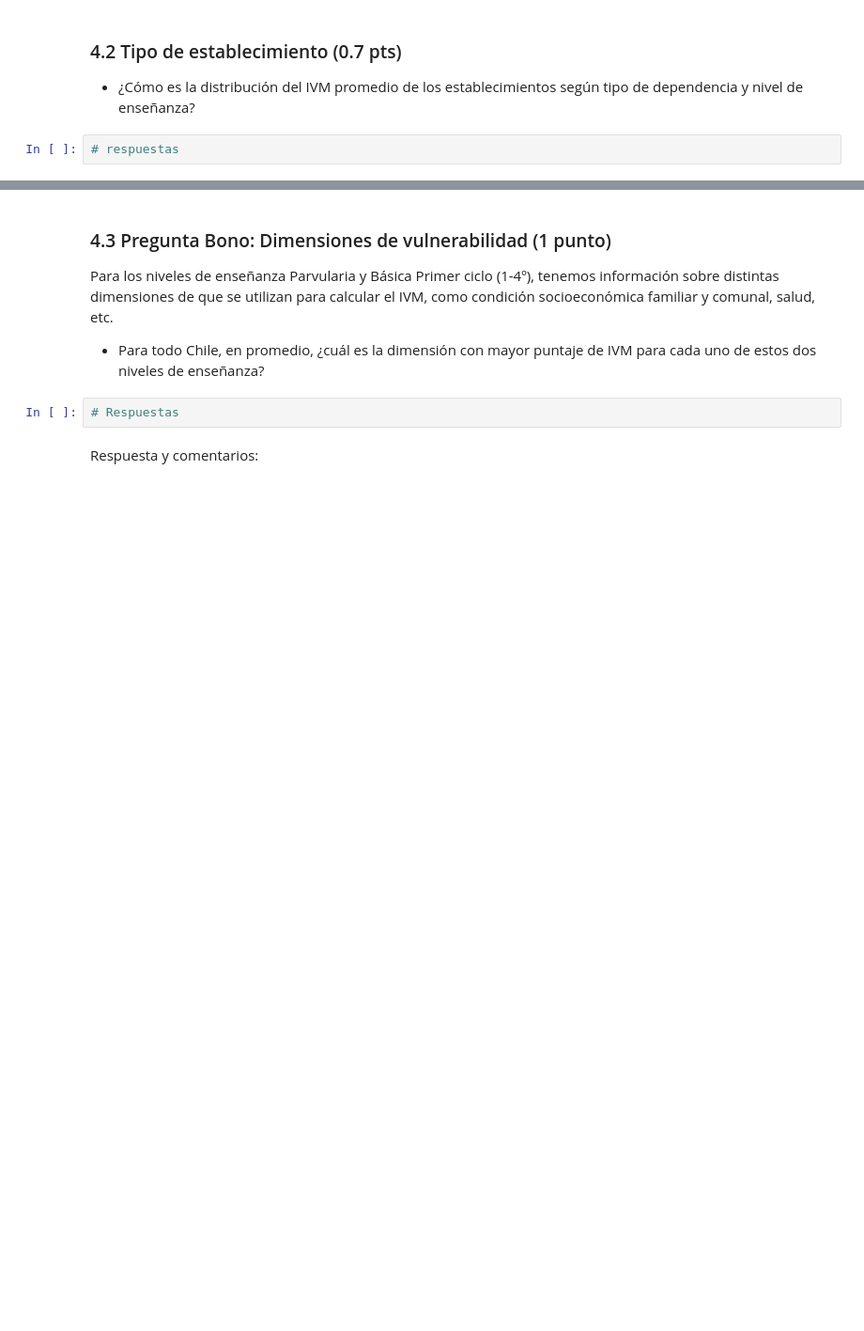
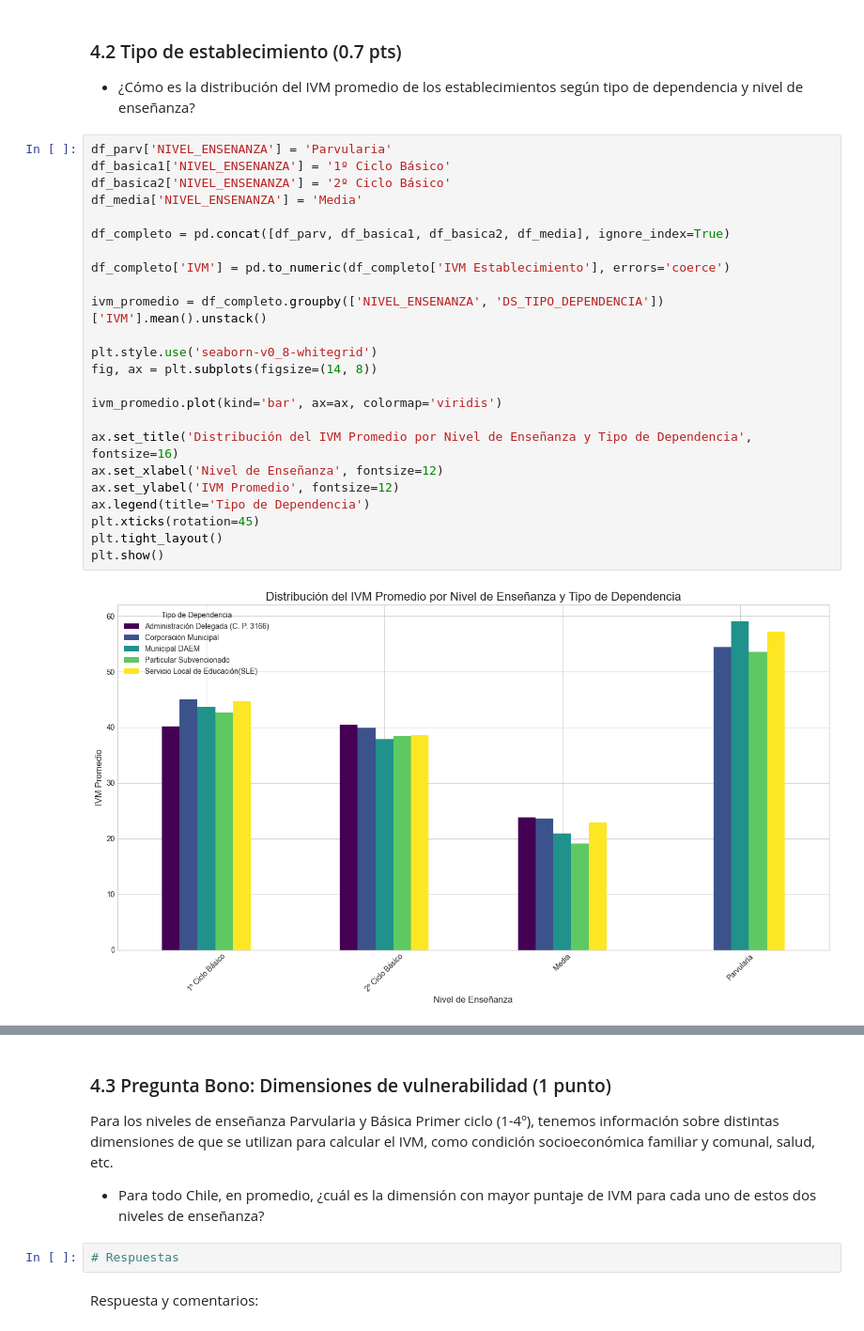
Before and after one commit to GadzuGB1991/IMT2200-Gaspar-Yanez, a Jupyter notebook: Tareas/Tarea 03/IMT2200-25s2 - Tarea 03.ipynb, the cells around one changed output, grey strips where cells are left out. Shown at 94% size. Cells and saved outputs as stored; diff of their text form; blank space fills up the shorter version.

```diff
--- a/Tareas/Tarea 03/IMT2200-25s2 - Tarea 03.ipynb
+++ b/Tareas/Tarea 03/IMT2200-25s2 - Tarea 03.ipynb
@@ -263,7 +364,31 @@ Respuesta y comentarios:
 ### 4.2 Tipo de establecimiento (0.7 pts)
 
 * ¿Cómo es la distribución del IVM promedio de los establecimientos según tipo de dependencia y nivel de enseñanza?
-# %%
-# respuestas
+# %%
+df_parv['NIVEL_ENSENANZA'] = 'Parvularia'
+df_basica1['NIVEL_ENSENANZA'] = '1º Ciclo Básico'
+df_basica2['NIVEL_ENSENANZA'] = '2º Ciclo Básico'
+df_media['NIVEL_ENSENANZA'] = 'Media'
+
+df_completo = pd.concat([df_parv, df_basica1, df_basica2, df_media], ignore_index=True)
+
+df_completo['IVM'] = pd.to_numeric(df_completo['IVM Establecimiento'], errors='coerce')
+
+ivm_promedio = df_completo.groupby(['NIVEL_ENSENANZA', 'DS_TIPO_DEPENDENCIA'])['IVM'].mean().unstack()
+
+plt.style.use('seaborn-v0_8-whitegrid')
+fig, ax = plt.subplots(figsize=(14, 8))
+
+ivm_promedio.plot(kind='bar', ax=ax, colormap='viridis')
+
+ax.set_title('Distribución del IVM Promedio por Nivel de Enseñanza y Tipo de Dependencia', fontsize=16)
+ax.set_xlabel('Nivel de Enseñanza', fontsize=12)
+ax.set_ylabel('IVM Promedio', fontsize=12)
+ax.legend(title='Tipo de Dependencia')
+plt.xticks(rotation=45)
+plt.tight_layout()
+plt.show()
+# %% [output]
+[figure, added]
 # %% [markdown]
 Respuesta y comentarios:
```
Also changed, not shown: parts of 24 cells of this notebook.
